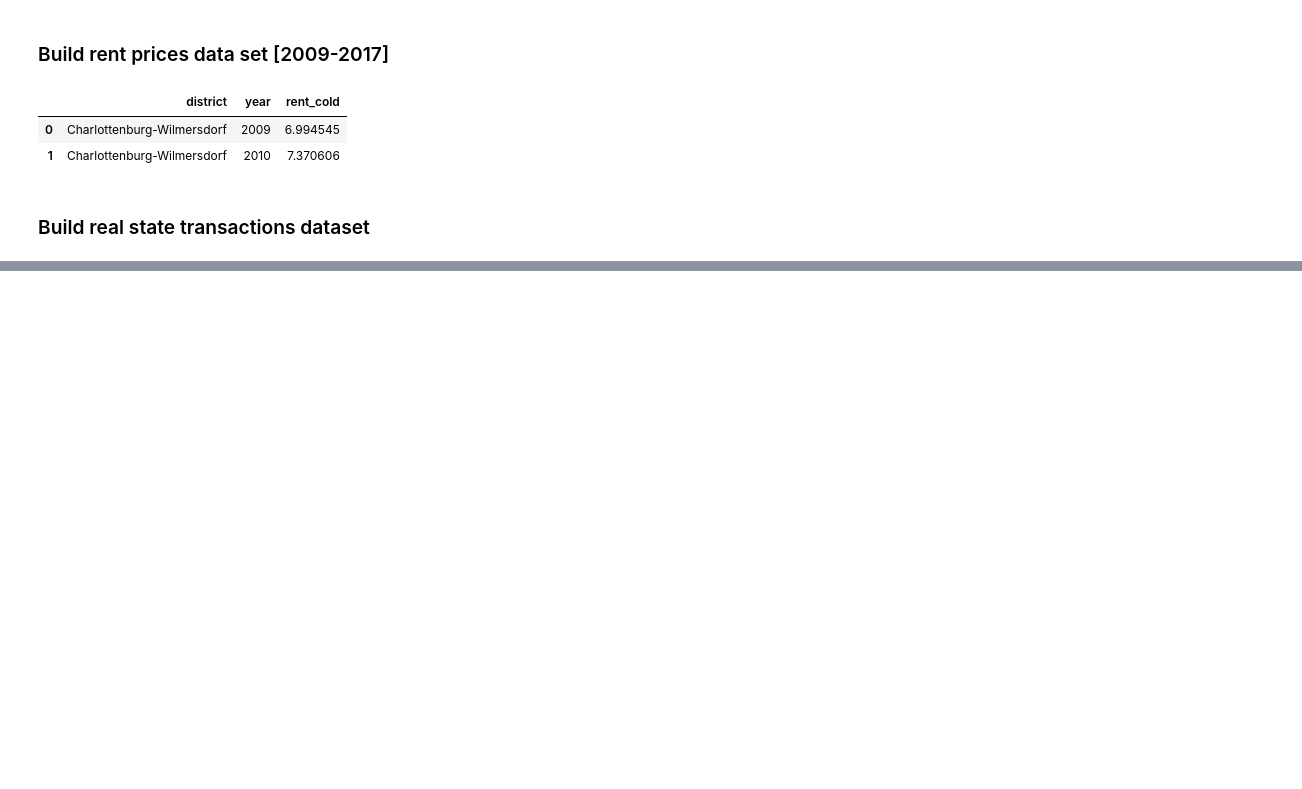
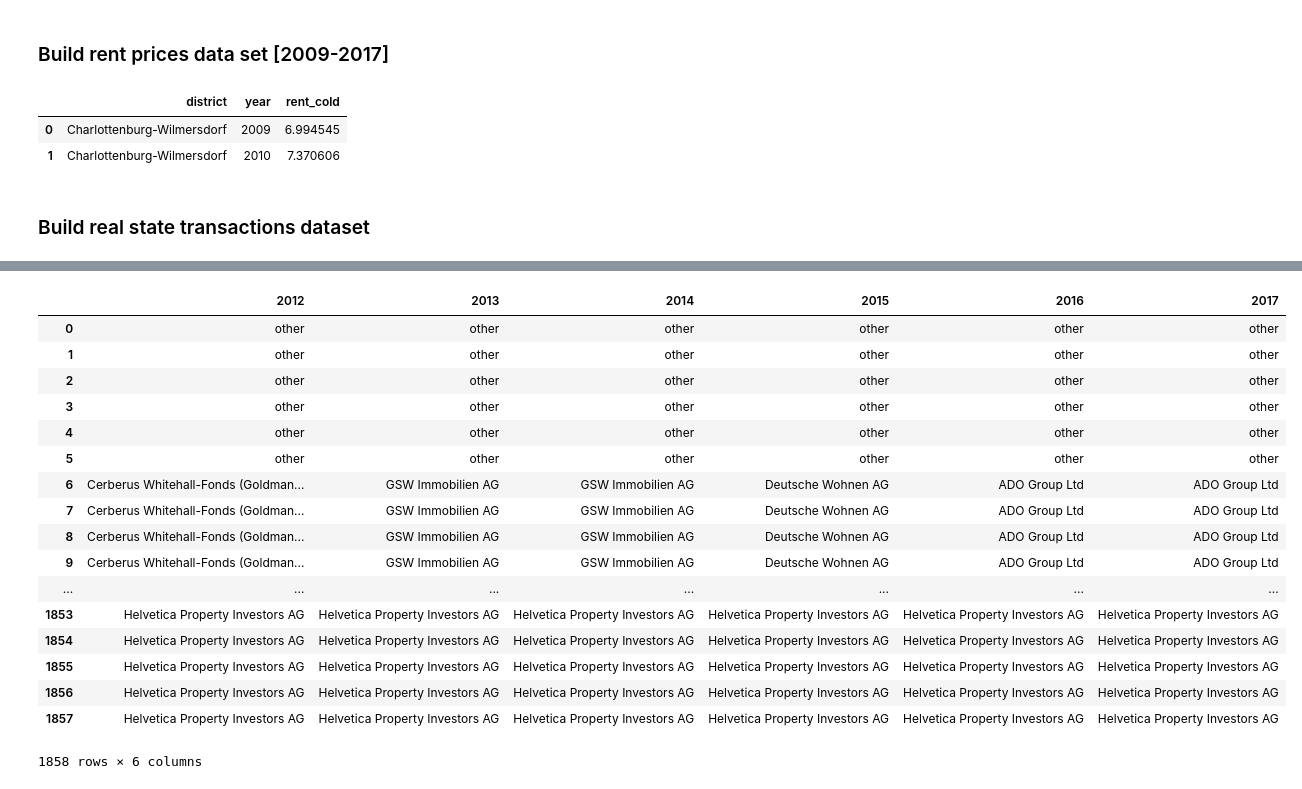
Before and after one commit to diazcelsa/visualizations, a Jupyter notebook: how_a_crisis_affects_renting_prices/analysis_districts_berlin/Data Berlin - Build rental prices and inhabitants datasets.ipynb, the cells around one changed output, grey strips where cells are left out. Drawn from its saved outputs; the diff is of its cells as text; code cells hidden in the pictures; blank space fills up the shorter version.

```diff
--- a/how_a_crisis_affects_renting_prices/analysis_districts_berlin/Data Berlin - Build rental prices and inhabitants datasets.ipynb
+++ b/how_a_crisis_affects_renting_prices/analysis_districts_berlin/Data Berlin - Build rental prices and inhabitants datasets.ipynb
@@ -58,0 +75,2 @@ print(mill_buy['Kaufpreis in Mio. €, ca.'].sum(), n_flat_buy['Anzahl der Wohnu
+# %%
+years = sorted(dfs.year.unique())
@@ -58,0 +86,33 @@ print(mill_buy['Kaufpreis in Mio. €, ca.'].sum(), n_flat_buy['Anzahl der Wohnu
+# %%
+all_year = []
+first = True
+for y in years:
+    df = dfs[dfs.year == y].copy()
+    df['flat_int'] = (df['Anzahl der Wohnungen  ca.'] / 100).round().astype(int)
+    l = []
+    for idx, row in df.iterrows():
+        for i in range(row['flat_int']):
+            l.append({y:row['Verkäufer'], y+1:row['Käufer']})
+    df2 = pd.DataFrame().from_records(l)
+
+    df2[f'i_{y+1}'] = 1
+    df2[f'i_{y+1}'] = df2.groupby(y+1)[f'i_{y+1}'].cumsum()
+    df2[f'i_{y}'] = 1
+    df2[f'i_{y}'] = df2.groupby(y)[f'i_{y}'].cumsum()
+    all_year.append(df2)
+    if first:
+        alldf = df2
+        first = False
+    else:
+        alldf = alldf.merge(df2, left_on=[y, f'i_{y}'], right_on=[y, f'i_{y}'], how="outer")
+        w = alldf[y+1].isna()
+        alldf.loc[w, y+1] = alldf.loc[w, y]
+        alldf[f'i_{y+1}'] = 1
+        alldf[f'i_{y+1}'] = alldf.groupby(y+1)[f'i_{y+1}'].cumsum()
+# %%
+test = alldf[years].fillna(method='backfill', axis=1)
+sr = test.apply(lambda sr: sr.value_counts()).max(1)
+sr = sr[sr < 20]
+rename = {name: 'other' for name in sr.index}
+# %%
+test = test.replace(rename)
@@ -58,0 +125,21 @@ print(mill_buy['Kaufpreis in Mio. €, ca.'].sum(), n_flat_buy['Anzahl der Wohnu
+# %%
+test
+# %% [output]
+|  | 2012 | 2013 | 2014 | 2015 | 2016 | 2017 |
+| 0 | other | other | other | other | other | other |
+| 1 | other | other | other | other | other | other |
+| 2 | other | other | other | other | other | other |
+| 3 | other | other | other | other | other | other |
+| 4 | other | other | other | other | other | other |
+| 5 | other | other | other | other | other | other |
+| 6 | Cerberus Whitehall-Fonds (Goldman... | GSW Immobilien AG | GSW Immobilien AG | Deutsche Wohnen AG | ADO Group Ltd | ADO Group Ltd |
+| 7 | Cerberus Whitehall-Fonds (Goldman... | GSW Immobilien AG | GSW Immobilien AG | Deutsche Wohnen AG | ADO Group Ltd | ADO Group Ltd |
+| 8 | Cerberus Whitehall-Fonds (Goldman... | GSW Immobilien AG | GSW Immobilien AG | Deutsche Wohnen AG | ADO Group Ltd | ADO Group Ltd |
+| 9 | Cerberus Whitehall-Fonds (Goldman... | GSW Immobilien AG | GSW Immobilien AG | Deutsche Wohnen AG | ADO Group Ltd | ADO Group Ltd |
+| ... | ... | ... | ... | ... | ... | ... |
+| 1853 | Helvetica Property Investors AG | Helvetica Property Investors AG | Helvetica Property Investors AG | Helvetica Property Investors AG | Helvetica Property Investors AG | Helvetica Property Investors AG |
+| 1854 | Helvetica Property Investors AG | Helvetica Property Investors AG | Helvetica Property Investors AG | Helvetica Property Investors AG | Helvetica Property Investors AG | Helvetica Property Investors AG |
+| 1855 | Helvetica Property Investors AG | Helvetica Property Investors AG | Helvetica Property Investors AG | Helvetica Property Investors AG | Helvetica Property Investors AG | Helvetica Property Investors AG |
+| 1856 | Helvetica Property Investors AG | Helvetica Property Investors AG | Helvetica Property Investors AG | Helvetica Property Investors AG | Helvetica Property Investors AG | Helvetica Property Investors AG |
+| 1857 | Helvetica Property Investors AG | Helvetica Property Investors AG | Helvetica Property Investors AG | Helvetica Property Investors AG | Helvetica Property Investors AG | Helvetica Property Investors AG |
+1858 rows × 6 columns
```
Also changed, not shown: parts of 11 cells of this notebook, 8 other files.
